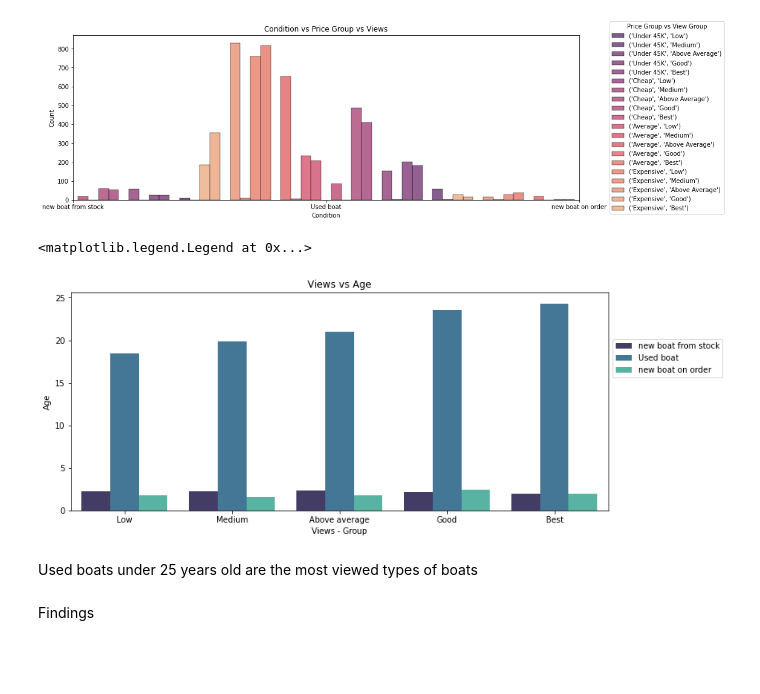
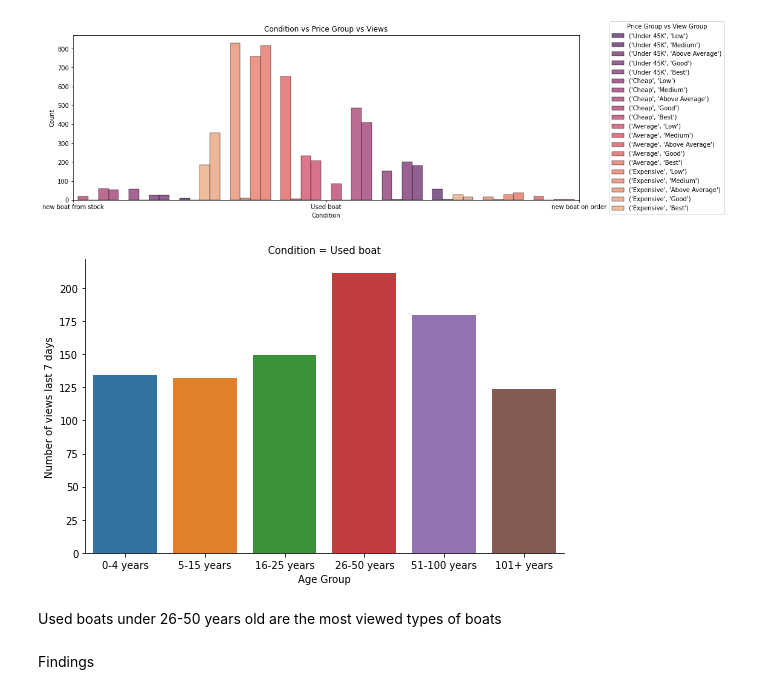
Before and after one commit to Estorko/Data-Analysis-Certification-Case-study-, a Jupyter notebook: DataCampCerf/DataCampCertf.ipynb, the cells around one changed output. Saved outputs shown, nothing was run; the diff lists cells and outputs as text; code cells hidden in the pictures; blank space fills up the shorter version.

```diff
--- a/DataCampCerf/DataCampCertf.ipynb
+++ b/DataCampCerf/DataCampCertf.ipynb
@@ -263,19 +263,15 @@ fig.legend([('Under 45K','Low'),('Under 45K','Medium'),('Under 45K','Above Avera
 # %% [output]
 <matplotlib.legend.Legend at 0x...>
 [figure]
-# %%
-# Fig 10
-# 10.) Age vs Condition vs Views
-fig,ax=plt.subplots(figsize=(12,5))
-fig=sns.barplot(x='View_group',y='Age',data=df,ci=False,palette='mako',hue='Condition',hue_order=['new boat from stock'
-,'Used boat','new boat on order'],errwidth=0)
-fig.set(xlabel='Views - Group',ylabel='Age',title='Views vs Age')
-fig.legend(loc='center left',bbox_to_anchor=(1, 0.7))
-# %% [output]
-<matplotlib.legend.Legend at 0x...>
-[figure, removed]
+# %%
+# Fig 10
+# 10.) Age vs Condition vs Views
+fig=sns.catplot(x='Age Group',y='Number of views last 7 days',col='Condition',ci=None,data=df,kind='bar',col_order=
+['Used boat'],height=5,aspect=1.5)
+# %% [output]
+[figure, added]
 # %% [markdown]
-Used boats under 25 years old are the most viewed types of boats
+Used boats under 26-50 years old are the most viewed types of boats
 # %% [markdown]
 Findings
 # %% [markdown]
```
Also changed, not shown: parts of 9 cells of this notebook.
